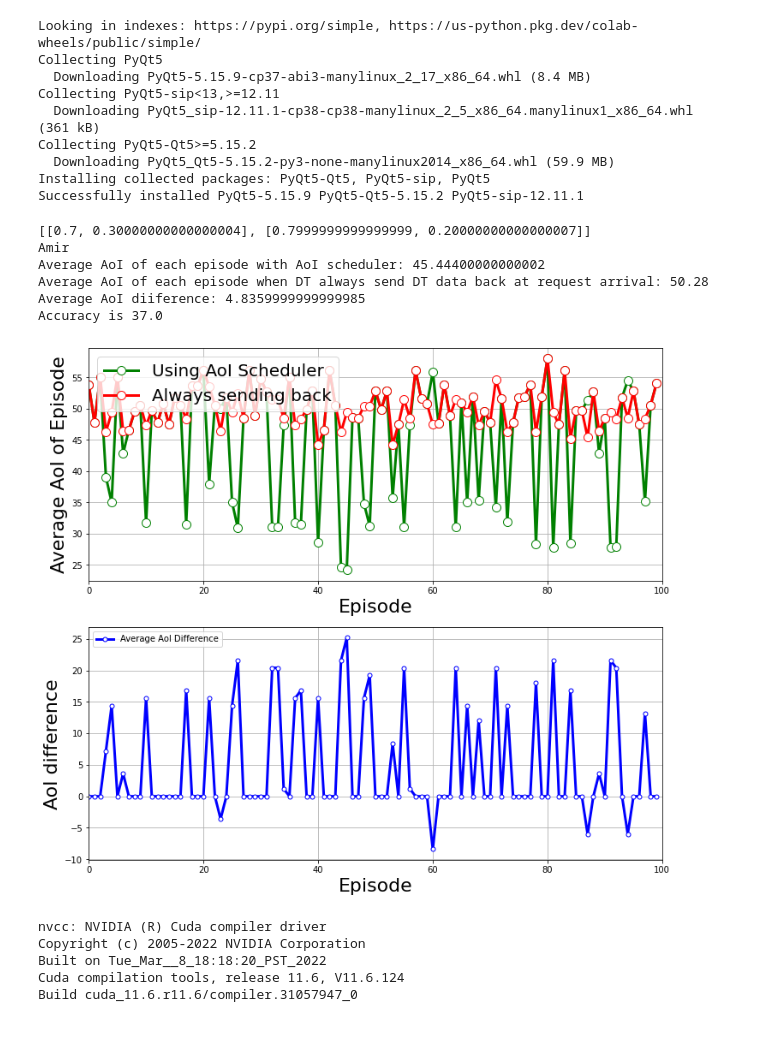
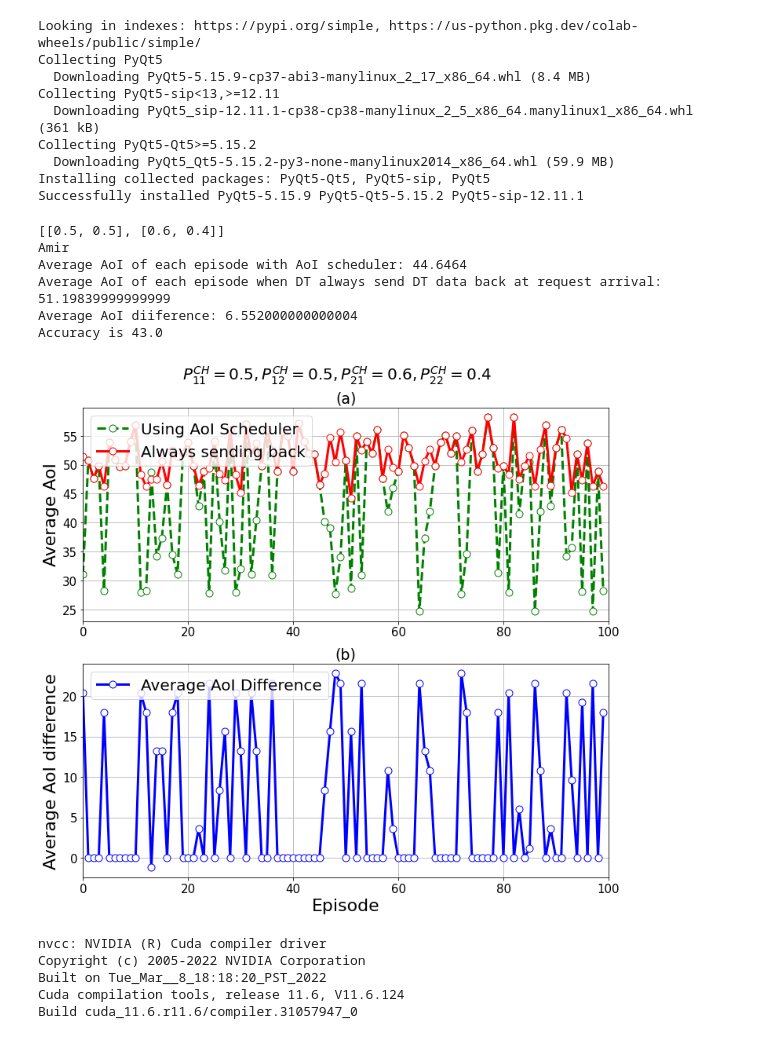
Before and after one commit to amirhoseinaghaei/Research_Simulation, a Jupyter notebook: Research_Simulation.ipynb, the cells around one changed output. Drawn from its saved outputs; the diff is of its cells as text; code cells hidden in the pictures.

```diff
--- a/Research_Simulation.ipynb
+++ b/Research_Simulation.ipynb
@@ -1045,7 +1033,7 @@ Successfully installed PyQt5-5.15.9 PyQt5-Qt5-5.15.2 PyQt5-sip-12.11.1
 import json
 
 # Opening JSON file
-with open('Optimal_Policy_DictDDDeepQN_0.2_70_125.json') as json_file:
+with open('Optimal_Policy_DictDDDeepQN_0.5_70_125.json') as json_file:
     Optimal_Policy_Dict = json.load(json_file)
 # %%
 import json
@@ -1149,10 +1137,10 @@ AVerageAoIWithoutScheduler = [sum(Total_Reward_List_Without_Optimal_Policy)/NUM_
 
 AoI_Difference_List = [Total_Reward_List_Without_Optimal_Policy[i] - Total_Reward_List[i] for i in range(len(Total_Reward_List_Without_Optimal_Policy)) ]
 
-ax[1].plot(AoI_Difference_List, label ='Average AoI Difference', color = "b" ,mec = 'b', mfc = 'w', marker='.', markersize = 10, linestyle = "solid", linewidth = 3)
+ax[1].plot(AoI_Difference_List, label ='Average AoI Difference', color = "b" ,mec = 'b', mfc = 'w', marker='.', markersize = 18, linestyle = "solid", linewidth = 3)
 
-ax[0].plot(Total_Reward_List, label ='Using AoI Scheduler', color = "g" ,mec = 'g', mfc = 'w', marker='.', markersize = 20, linestyle = "solid", linewidth = 3)
-ax[0].plot(Total_Reward_List_Without_Optimal_Policy, label ='Always sending back' , mec = 'r', mfc = 'w', color = "r", marker='.', markersize = 20,  linestyle = "solid", linewidth = 3)
+ax[0].plot(Total_Reward_List, label ='Using AoI Scheduler', color = "g" ,mec = 'g', mfc = 'w', marker='.', markersize = 18, linestyle = "dashed", linewidth = 3)
+ax[0].plot(Total_Reward_List_Without_Optimal_Policy, label ='Always sending back' , mec = 'r', mfc = 'w', color = "r", marker='.', markersize = 18,  linestyle = "solid", linewidth = 3)
 # for i in range(len(Total_Reward_List)):
 #     if AoI_Difference_List[i] == 0:
 #         color = 'black'  # set the marker color to red if the values are equal
@@ -1160,47 +1148,50 @@ ax[0].plot(Total_Reward_List_Without_Optimal_Policy, label ='Always sending back
 # for i in range(len(Total_Reward_List)):
 #     if AoI_Difference_List[i] != 0:
 #         color = 'yellow'  # set the marker color to red if the values are equal
 #         ax[1].plot(i, AoI_Difference_List[i], label ='Wait decision', color=color, marker='o', markersize=5)
 
 
 # ax.plot(AVerageAoIUsingScheduler, label ='Average AoI of 100 Episodes Using AoI Scheduler', color = "g" , markersize = 5, linestyle = "dashed", linewidth = 3)
 # ax.plot(AVerageAoIWithoutScheduler, label ='Average AoI of 100 Episodes without AoI Scheduler' , color = "r", markersize = 5,  linestyle = "dashed", linewidth = 3)
 
 ax[0].legend(fontsize = 20, loc='upper left')
 ax[1].legend(fontsize = 20, loc='upper left')
 handles, labels = plt.gca().get_legend_handles_labels()
-by_label = dict(zip(labels, handles))
-ax[1].legend(by_label.values(), by_label.keys(), loc='upper left')
+# by_label = dict(zip(labels, handles))
+# ax[1].legend(by_label.values(), by_label.keys(), loc='upper left')
 
 ax[0].grid()
 ax[1].grid()
-ax[0].set_xlabel("Episode", fontsize = 22.0)
-ax[0].set_ylabel("Average AoI of Episode", fontsize = 22.0)
+ax[0].set_ylabel("Average AoI", fontsize = 22.0)
 ax[0].set_xlim(xmin=0, xmax=100)
 ax[1].set_xlabel("Episode", fontsize = 22.0)
-ax[1].set_ylabel("AoI difference", fontsize = 22.0)
+ax[1].set_ylabel("Average AoI difference", fontsize = 22.0)
 ax[1].set_xlim(xmin=0, xmax=100)
-# fig.suptitle("Results", fontweight ="bold")
-
-fig.savefig('SimulationResult_DDDQN_70_125_0.2_0.8.pdf')
+ax[0].tick_params(labelsize=15)
+ax[1].tick_params(labelsize=15)
+string = "$P^{CH}_{11}$$ = 0.5, $$P^{CH}_{12}$$ = 0.5, $$P^{CH}_{21}$$ = 0.6, $$P^{CH}_{22}$$ = 0.4$"
+fig.suptitle(string, fontweight ="bold" , y = 0.95, fontsize = 20)
+ax[0].set_title('(a)' , fontsize = 19)
+ax[1].set_title('(b)', fontsize = 19)
+fig.savefig('SimulationResult_DDDQN_70_125_0.5_0.5.pdf')
 
 print(f"Average AoI of each episode with AoI scheduler: {sum(Total_Reward_List)/NUM_EPISODE}")
 print(f"Average AoI of each episode when DT always send DT data back at request arrival: {sum(Total_Reward_List_Without_Optimal_Policy)/NUM_EPISODE}")
 print(f"Average AoI diiference: {sum(AoI_Difference_List)/NUM_EPISODE}")
 
 number_of_optimal_actions = 0
 for i in AoI_Difference_List:
   if i > 0 or i < 0:
       number_of_optimal_actions += 1
 print(f"Accuracy is {(number_of_optimal_actions/len(AoI_Difference_List))*100}")
 # %% [output]
-[[0.7, 0.30000000000000004], [0.7999999999999999, 0.20000000000000007]]
+[[0.5, 0.5], [0.6, 0.4]]
 Amir
-Average AoI of each episode with AoI scheduler: 45.44400000000002
-Average AoI of each episode when DT always send DT data back at request arrival: 50.28
-Average AoI diiference: 4.8359999999999985
-Accuracy is 37.0
+Average AoI of each episode with AoI scheduler: 44.6464
+Average AoI of each episode when DT always send DT data back at request arrival: 51.19839999999999
+Average AoI diiference: 6.552000000000004
+Accuracy is 43.0
-[figure, old version]
+[figure, new version]
 # %%
 !nvcc --version
 # %% [output]
```
Also changed, not shown: parts of 3 cells of this notebook.
